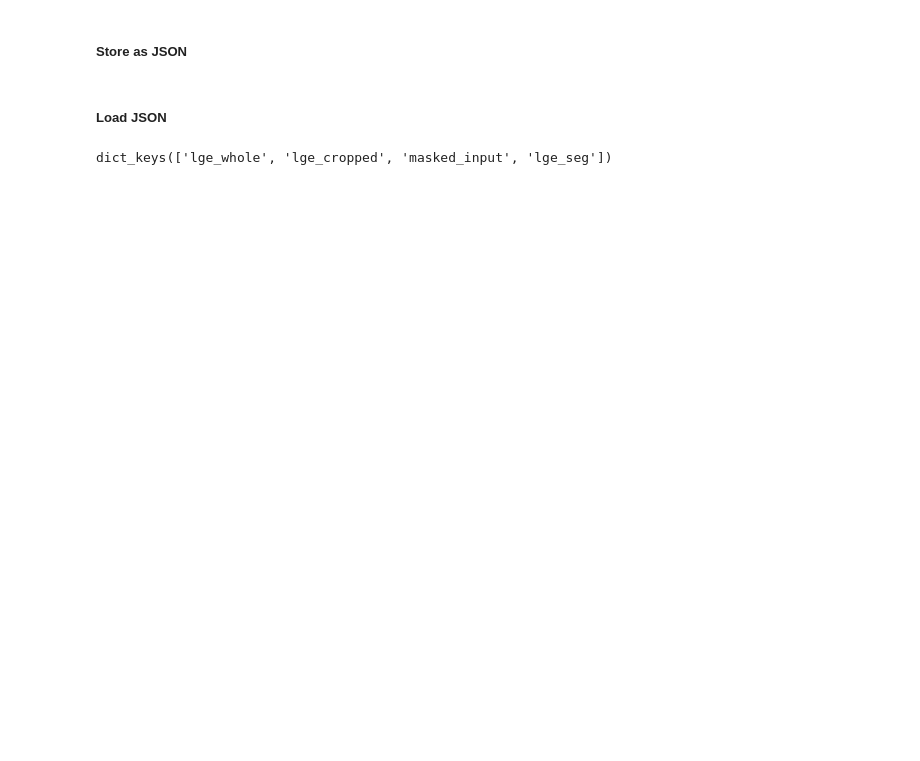
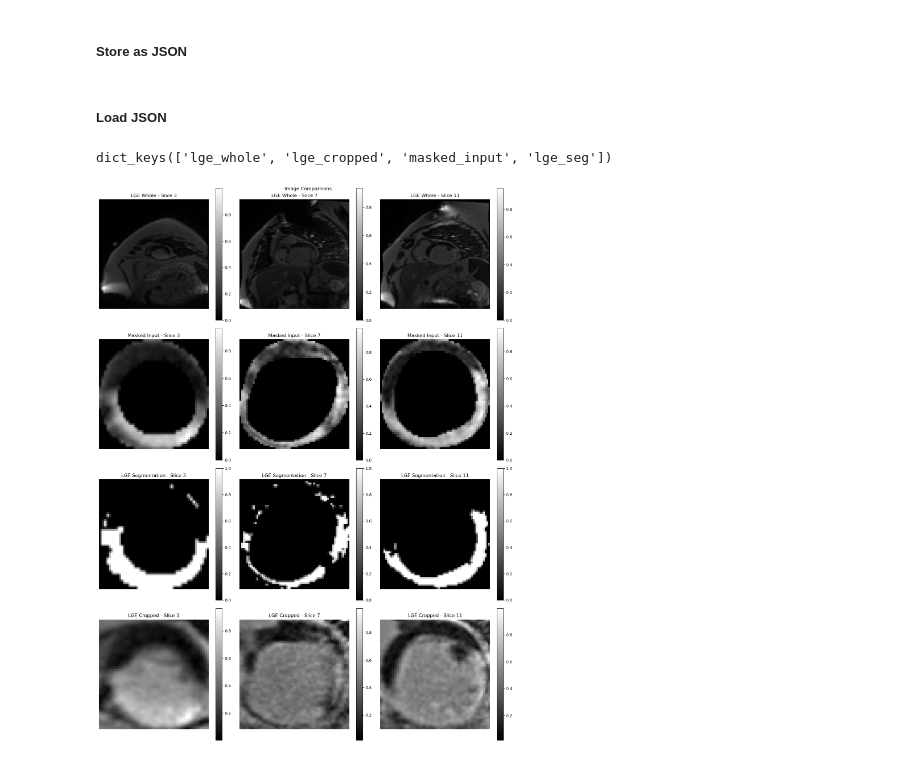
Before and after one commit to Jonathanle/VT-scoring, a Jupyter notebook: mat_preprocessing.ipynb, the cells around one changed output. Cells and saved outputs as stored; diff of their text form; code cells hidden in the pictures; blank space fills up the shorter version.

Commit message:
implemented preprocessing + added own sample for preprocessing

```diff
--- a/mat_preprocessing.ipynb
+++ b/mat_preprocessing.ipynb
@@ -232,0 +266,32 @@ cropped = np.array(inf_data['lge_cropped']).reshape(44,64,64)
+# %%
+lge_whole= np.array(inf_data['lge_whole']).reshape(15,224,224)
+x = np.array(inf_data['masked_input']).reshape(15,64,64)
+y = np.array(inf_data['lge_seg']).reshape(15,64,64)
+cropped = np.array(inf_data['lge_cropped']).reshape(15,64,64)
+
+
+fig, axes = plt.subplots(4, 3, figsize=(15, 20))
+fig.suptitle('Image Comparisons')
+
+# Select 3 sample slices to display
+sample_slices = [3, 7, 11]
+
+arrays = {
+    'LGE Whole': lge_whole,
+    'Masked Input': x,
+    'LGE Segmentation': y,
+    'LGE Cropped': cropped
+}
+
+for row, (title, data) in enumerate(arrays.items()):
+    for col, slice_idx in enumerate(sample_slices):
+        ax = axes[row, col]
+        im = ax.imshow(data[slice_idx], cmap='gray')
+        ax.set_title(f'{title} - Slice {slice_idx}')
+        ax.axis('off')
+        fig.colorbar(im, ax=ax)
+
+plt.tight_layout()
+plt.show()
+# %% [output]
+[figure, added]
```
Also changed, not shown: parts of 8 cells of this notebook, 1 other file.
